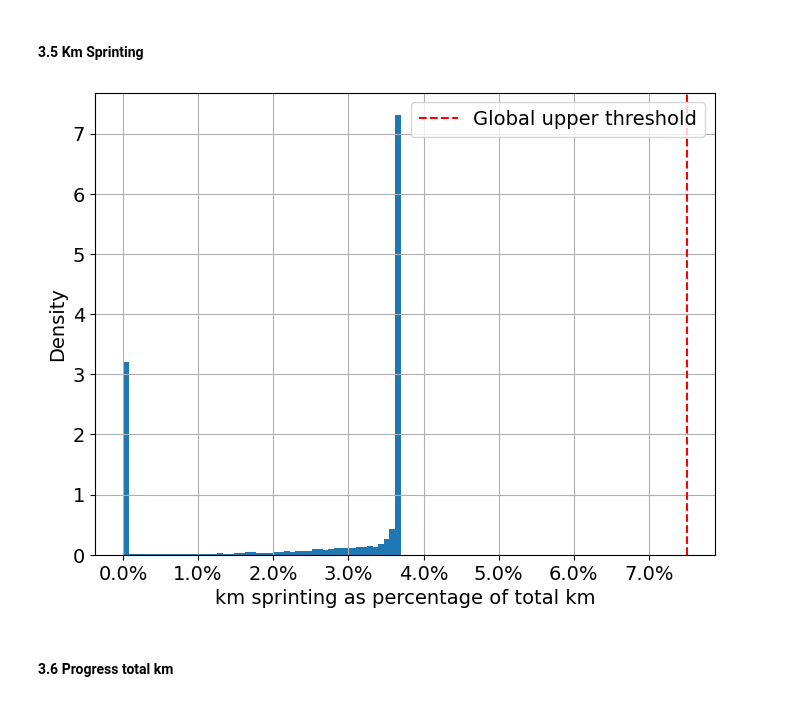
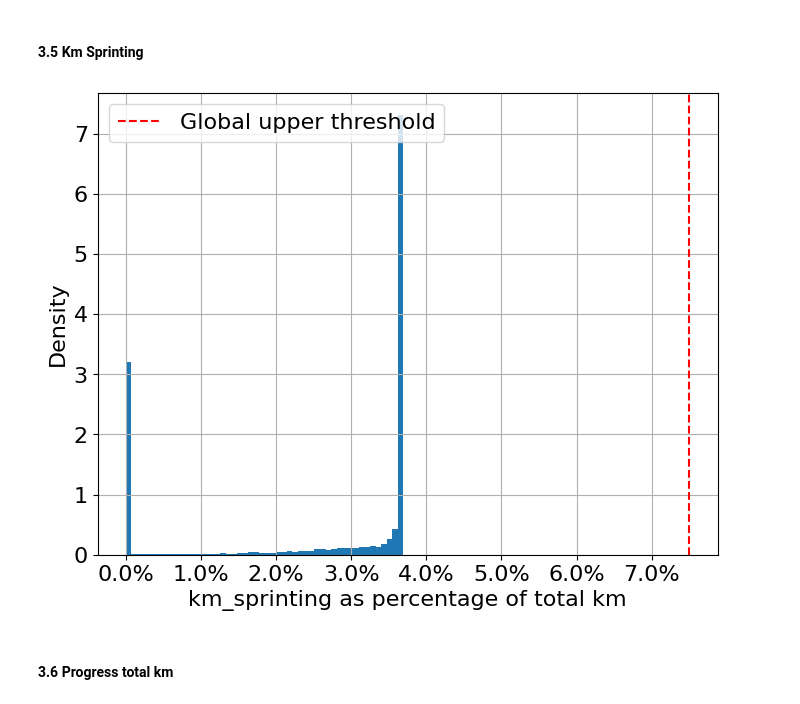
Before and after one commit to Gamified-Coaching-App/coaching_optimiser, a Jupyter notebook: src/model/report/report.ipynb, the cells around one changed output. Cells and saved outputs as stored; diff of their text form; code cells hidden in the pictures.

```diff
--- a/src/model/report/report.ipynb
+++ b/src/model/report/report.ipynb
@@ -164,10 +164,10 @@ ratio = ratio.flatten()
 ratio = ratio[~np.isnan(ratio)] * 100
 
 
-plt.rc('font', size=14)
+plt.rc('font', size=16)
 plt.figure(figsize=(8, 6))
 plt.hist(ratio, density=True, bins=50)
-plt.xlabel('Km Zone 3-4 as percentage of total km')
+plt.xlabel('km_z_3_4 as percentage of total km')
 plt.ylabel('Density')
 plt.axvline(x=15, color='r', linestyle='--', linewidth=1.5, label='Global upper threshold')
 plt.legend()
@@ -189,10 +189,10 @@ ratio = ratio.flatten()
 ratio = ratio[~np.isnan(ratio)] * 100
 
 
-plt.rc('font', size=14)
+plt.rc('font', size=16)
 plt.figure(figsize=(8, 6))
 plt.hist(ratio, density=True, bins=50)
-plt.xlabel('Km Zone 5 as percentage of total km')
+plt.xlabel('km_z5_t1_t2 as percentage of total km')
 plt.axvline(x=15, color='r', linestyle='--', linewidth=1.5, label='Global upper threshold')
 plt.legend()
 plt.ylabel('Density')
@@ -207,26 +207,26 @@ plt.show()
 # %%
 km_total_actions = get_absolute_values(actions['total km'], 'total km')
 km_sprint = get_absolute_values(actions['km sprinting'], 'km sprinting')
 
 ratio = km_sprint / km_total_actions
 
 ratio = ratio.flatten()
 ratio = ratio[~np.isnan(ratio)] * 100
 
 
-plt.rc('font', size=14)
+plt.rc('font', size=16)
 plt.figure(figsize=(8, 6))
 plt.hist(ratio, density=True, bins=50)
-plt.xlabel('km sprinting as percentage of total km')
+plt.xlabel('km_sprinting as percentage of total km')
 plt.axvline(x=7.5, color='r', linestyle='--', linewidth=1.5, label='Global upper threshold')
 plt.legend()
 plt.ylabel('Density')
 xticks = plt.gca().get_xticks()
 plt.gca().set_xticklabels([f'{x:.1f}%' for x in xticks])
 plt.grid(True)
 plt.show()
 # %% [output]
-[figure, old version]
+[figure, new version]
 # %% [markdown]
 #### 3.6 Progress total km
 # %%
```
Also changed, not shown: parts of 2 cells of this notebook, 24 other files.
